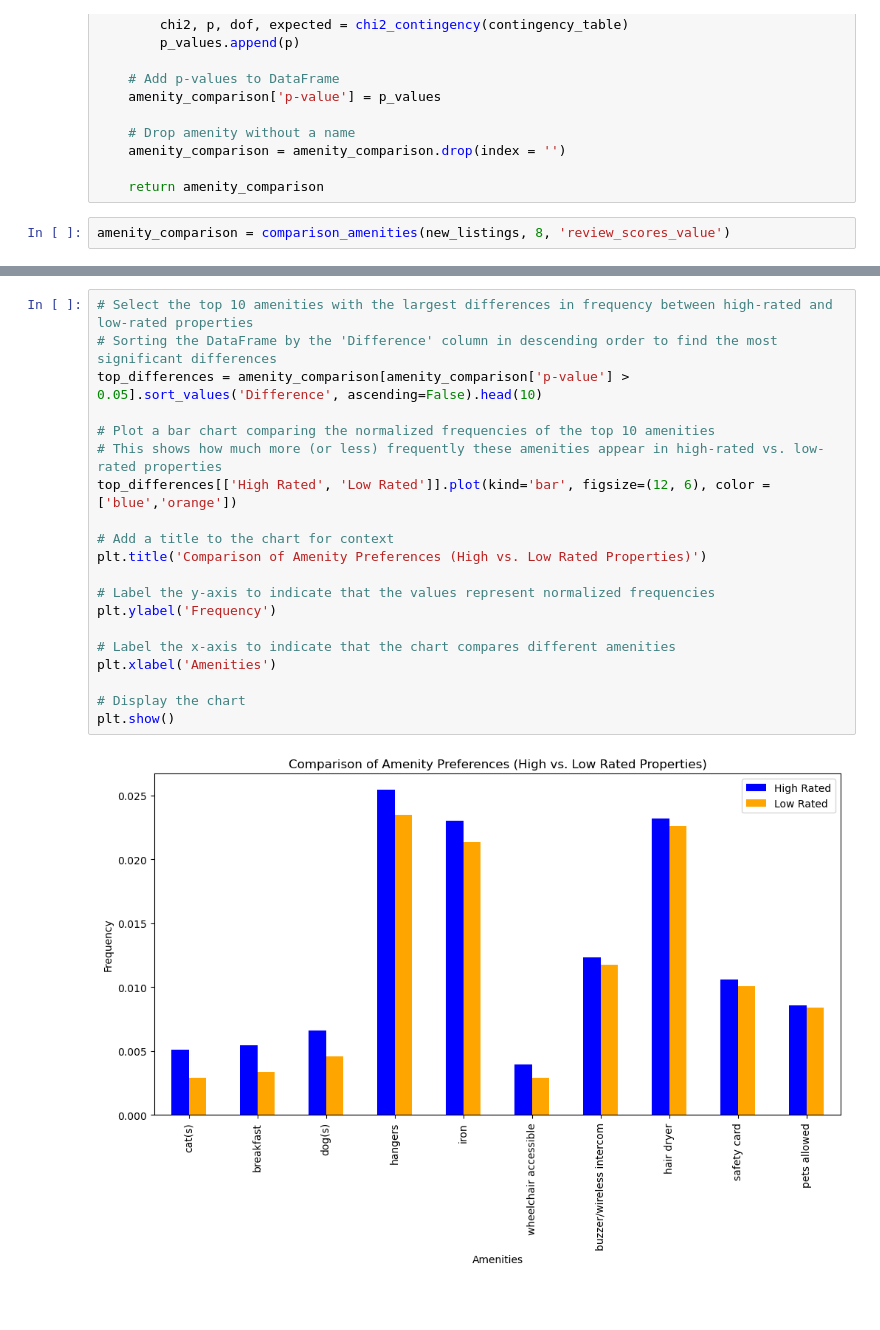
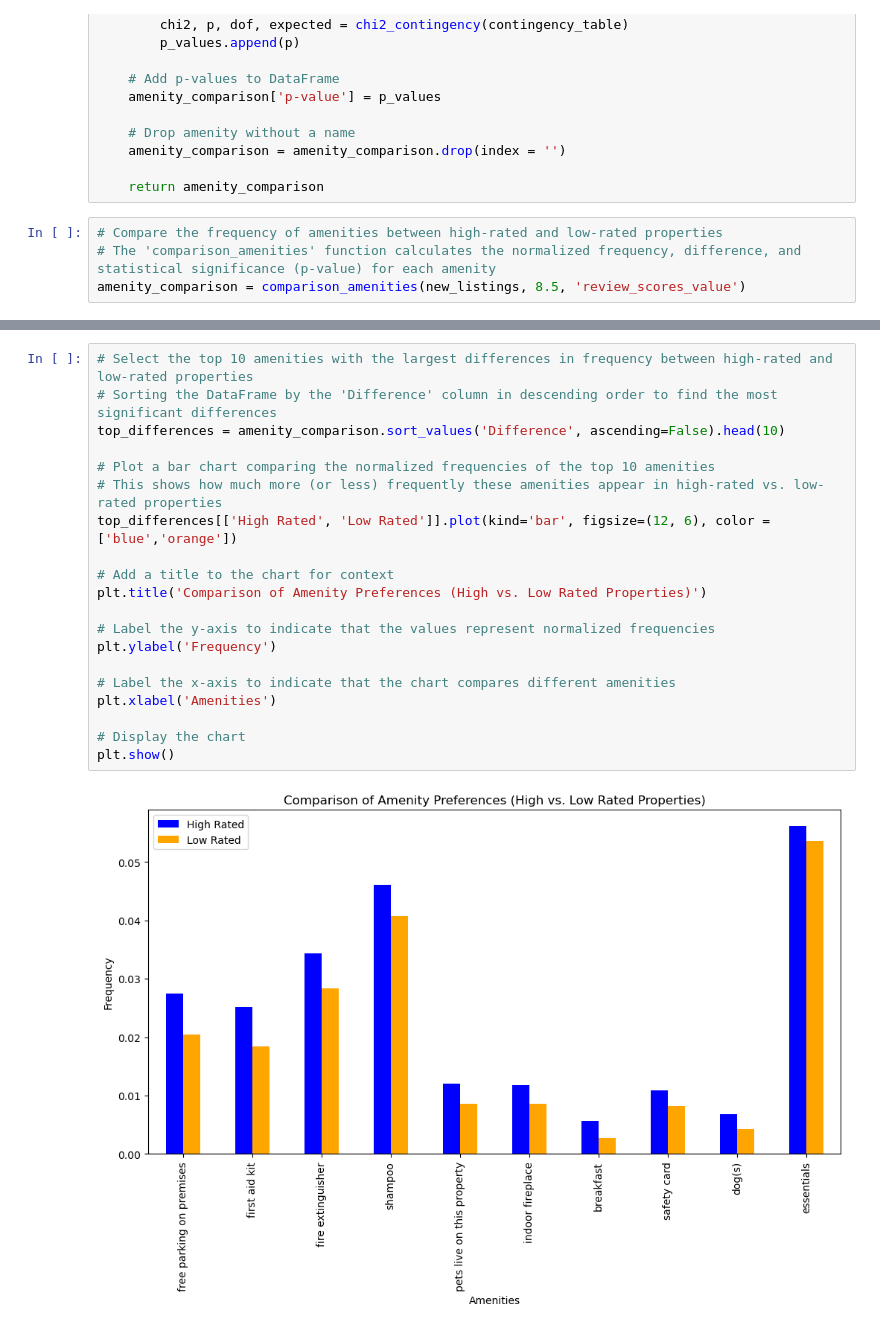
Before and after one commit to raissampcosta/Airbnb_DataAnalysis_Project, a Jupyter notebook: Project_Airbnb.ipynb, the cells around one changed output, grey strips where cells are left out. Drawn from its saved outputs; the diff is of its cells as text; blank space fills up the shorter version.

```diff
--- a/Project_Airbnb.ipynb
+++ b/Project_Airbnb.ipynb
@@ -915,4 +915,6 @@ def comparison_amenities(df, high_value, score_column):
 
     return amenity_comparison
 # %%
-amenity_comparison = comparison_amenities(new_listings, 8, 'review_scores_value')
+# Compare the frequency of amenities between high-rated and low-rated properties
+# The 'comparison_amenities' function calculates the normalized frequency, difference, and statistical significance (p-value) for each amenity
+amenity_comparison = comparison_amenities(new_listings, 8.5, 'review_scores_value')
@@ -934,22 +921,22 @@ amenity_comparison[amenity_comparison['p-value'] > 0.05].head(10)
 # %%
 # Select the top 10 amenities with the largest differences in frequency between high-rated and low-rated properties
 # Sorting the DataFrame by the 'Difference' column in descending order to find the most significant differences
-top_differences = amenity_comparison[amenity_comparison['p-value'] > 0.05].sort_values('Difference', ascending=False).head(10)
+top_differences = amenity_comparison.sort_values('Difference', ascending=False).head(10)
 
 # Plot a bar chart comparing the normalized frequencies of the top 10 amenities
 # This shows how much more (or less) frequently these amenities appear in high-rated vs. low-rated properties
 top_differences[['High Rated', 'Low Rated']].plot(kind='bar', figsize=(12, 6), color = ['blue','orange'])
 
 # Add a title to the chart for context
 plt.title('Comparison of Amenity Preferences (High vs. Low Rated Properties)')
 
 # Label the y-axis to indicate that the values represent normalized frequencies
 plt.ylabel('Frequency')
 
 # Label the x-axis to indicate that the chart compares different amenities
 plt.xlabel('Amenities')
 
 # Display the chart
 plt.show()
 # %% [output]
-[figure, old version]
+[figure, new version]
```
Also changed, not shown: parts of 9 cells of this notebook.
